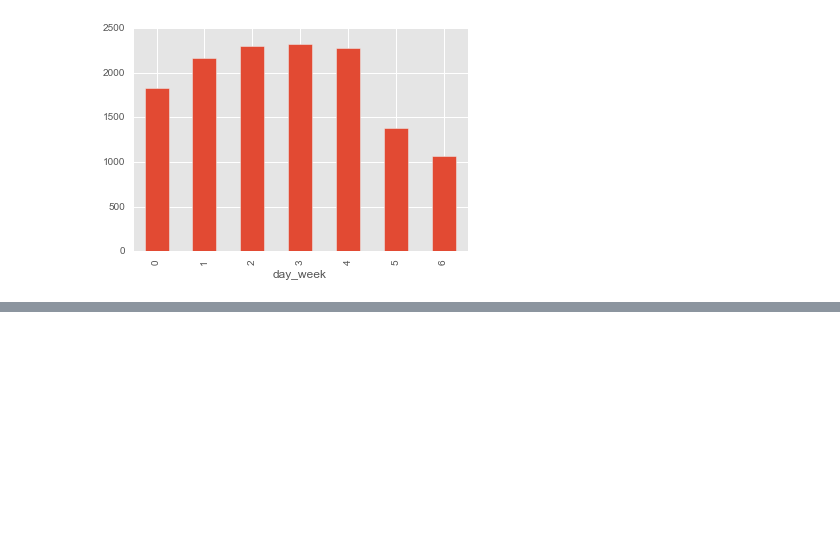
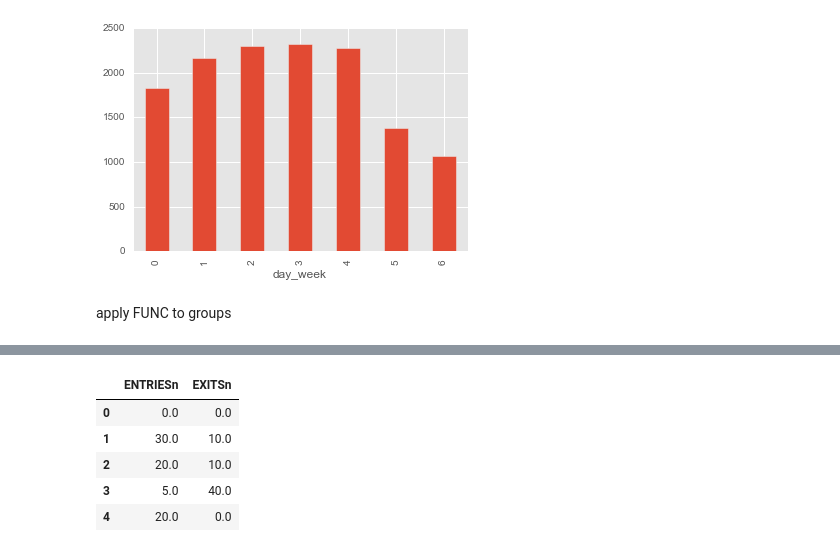
Before and after one commit to aryabchi/pynb, a Jupyter notebook: IntroDA.ipynb, the cells around one changed output, grey strips where cells are left out. Saved outputs shown, nothing was run; the diff lists cells and outputs as text; code cells hidden in the pictures; blank space fills up the shorter version.

```diff
--- a/IntroDA.ipynb
+++ b/IntroDA.ipynb
@@ -1300,3 +1300,67 @@ subway_df.groupby('day_week').mean()['ENTRIESn_hourly'].plot(kind='bar')
 # %% [output]
 <matplotlib.axes._subplots.AxesSubplot at 0x...>
 [figure]
+# %% [markdown]
+apply FUNC to groups
+# %%
+import numpy as np
+import pandas as pd
+
+values = np.array([1, 3, 2, 4, 1, 6, 4])
+example_df = pd.DataFrame({
+    'value': values,
+    'even': values % 2 == 0,
+    'above_three': values > 3
+}, index=['a', 'b', 'c', 'd', 'e', 'f', 'g'])
+
+# Change False to True for each block of code to see what it does
+
+# Standardize each group
+if False:
+    def standardize(xs):
+        return (xs - xs.mean()) / xs.std()
+    grouped_data = example_df.groupby('even')
+    #print grouped_data.groups
+    #print grouped_data['value']
+    print grouped_data['value'].apply(standardize)
+
+# Find second largest value in each group
+if False:
+    def second_largest(xs):
+        sorted_xs = xs.sort_values(inplace=False, ascending=False)
+        return sorted_xs.iloc[1]
+    grouped_data = example_df.groupby('even')
+    print grouped_data['value'].apply(second_largest)
+
+ridership_df = pd.DataFrame({
+    'UNIT': ['R051', 'R079', 'R051', 'R079', 'R051', 'R079', 'R051', 'R079', 'R051'],
+    'TIMEn': ['00:00:00', '02:00:00', '04:00:00', '06:00:00', '08:00:00', '10:00:00', '12:00:00', '14:00:00', '16:00:00'],
+    'ENTRIESn': [3144312, 8936644, 3144335, 8936658, 3144353, 8936687, 3144424, 8936819, 3144594],
+    'EXITSn': [1088151, 13755385,  1088159, 13755393,  1088177, 13755598, 1088231, 13756191,  1088275]
+})
+
+entries_and_exits = pd.DataFrame( {'ENTRIESn': [10, 40, 60, 65, 85], 'EXITSn': [0, 10, 20, 60, 60], 'UNIT': ['R001', 'R001', 'R001', 'R001', 'R001']}, index=[0, 1, 2, 3, 4] )
+
+def cum_to_hourly(df_col):
+    '''
+    Fill in this function to take a DataFrame with cumulative entries
+    and exits (entries in the first column, exits in the second) and
+    return a DataFrame with hourly entries and exits (entries in the
+    first column, exits in the second).
+    '''
+    return (df_col - df_col.shift(1)).fillna(0)
+
+def get_hourly_entries_and_exits(entries_and_exits):
+    '''
+    Fill in this function to take a DataFrame with cumulative entries
+    and exits and return a DataFrame with hourly entries and exits.
+    The hourly entries and exits should be calculated separately for
+    each station (the 'UNIT' column).
+    '''
+    #entries_and_exits.groupby('UNIT').groups
+    return entries_and_exits.groupby('UNIT')['ENTRIESn', 'EXITSn'].apply(cum_to_hourly)
+
+# test
+print ridership_df
+get_hourly_entries_and_exits(entries_and_exits)
+# %% [output]
@@ -1302,0 +1377,6 @@ subway_df.groupby('day_week').mean()['ENTRIESn_hourly'].plot(kind='bar')
+|  | ENTRIESn | EXITSn |
+| 0 | 0.0 | 0.0 |
+| 1 | 30.0 | 10.0 |
+| 2 | 20.0 | 10.0 |
+| 3 | 5.0 | 40.0 |
+| 4 | 20.0 | 0.0 |
```
Also changed, not shown: parts of 5 cells of this notebook.
